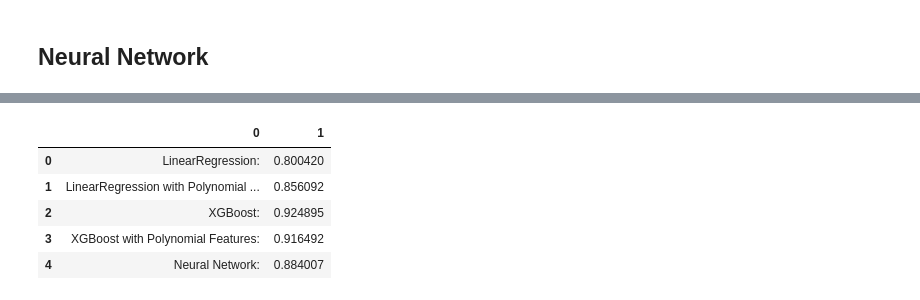
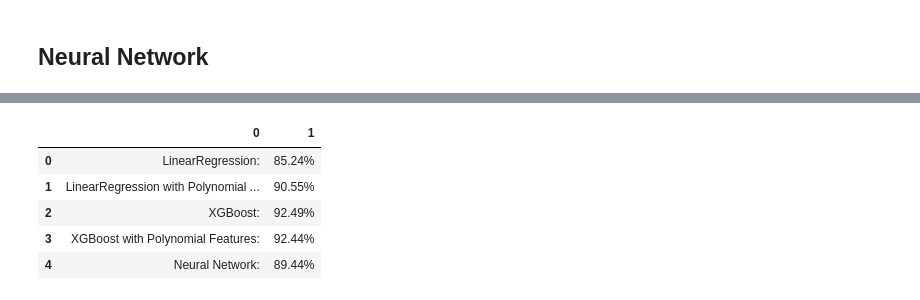
Before and after one commit to russpenska/spaceapps-exoplanets, a Jupyter notebook: src/exploring_koi.ipynb, the cells around one changed output, grey strips where cells are left out. Saved outputs shown, nothing was run; the diff lists cells and outputs as text; code cells hidden in the pictures.

```diff
--- a/src/exploring_koi.ipynb
+++ b/src/exploring_koi.ipynb
@@ -133,11 +133,15 @@ Feature Engineering
 # TODO make this a separate column or at least remember I transformed it
 # NOTE - the model performed worse with this transformation
 
-
-X['koi_period'] = np.log1p(X['koi_period'])
-
+# most of our features are skewed, so we add a log transform column of each
+for column in X.columns:
+    X[column + '_log'] = np.log1p(X[column])
 
 scaler = StandardScaler()
+
+X_pre_scaling = X.copy()
+
+feature_names = X.columns
 X = scaler.fit_transform(X)
 # %%
 # split the data into training and test sets
@@ -198,16 +202,16 @@ from tensorflow import keras
 from tensorflow.keras import layers
 
 nn_model = keras.Sequential([
-    layers.Dense(32, activation='relu', input_shape=(X_train.shape[1],)),
-    layers.Dense(16, activation='relu'),
+    layers.Dense(250, activation='relu', input_shape=(X_train_poly.shape[1],)),
+    layers.Dense(128, activation='relu'),
+    layers.Dense(64, activation='relu'),
     layers.Dense(1, activation='sigmoid')
 ])
 
 nn_model.compile(optimizer=keras.optimizers.Adam(learning_rate=0.01), loss='binary_crossentropy', metrics=['accuracy'])
 
-nn_model.fit(X_train, y_train, epochs=100, validation_split=0.2)
-nn_loss, nn_accuracy = nn_model.evaluate(X_test, y_test)
-
+nn_model.fit(X_train_poly, y_train, epochs=100, validation_split=0.2)
+nn_loss, nn_accuracy = nn_model.evaluate(X_test_poly, y_test)
 print(f"TensorFlow Neural Network accuracy: {100 * nn_accuracy:.2f}%")
 # %% [output]
 Epoch 1/100
@@ -230,15 +235,18 @@ TensorFlow Neural Network accuracy: 88.71%
 # %%
+def display_percentage(x):
+    return f"{100 * x:.2f}%"
+
 pd.DataFrame([
-    ["LinearRegression:", lr_accuracy],
-    ["LinearRegression with Polynomial Features:", lr_wp_accuracy],
-    ["XGBoost:", xgb_accuracy],
-    ["XGBoost with Polynomial Features:", xgb_wp_accuracy],
-    ["Neural Network:", nn_accuracy]
+    ["LinearRegression:", display_percentage(lr_accuracy)],
+    ["LinearRegression with Polynomial Features:", display_percentage(lr_wp_accuracy)],
+    ["XGBoost:", display_percentage(xgb_accuracy)],
+    ["XGBoost with Polynomial Features:", display_percentage(xgb_wp_accuracy)],
+    ["Neural Network:", display_percentage(nn_accuracy)]
 ])
 # %% [output]
 |  | 0 | 1 |
-| 0 | LinearRegression: | 0.800420 |
-| 1 | LinearRegression with Polynomial ... | 0.856092 |
-| 2 | XGBoost: | 0.924895 |
-| 3 | XGBoost with Polynomial Features: | 0.916492 |
-| 4 | Neural Network: | 0.884007 |
+| 0 | LinearRegression: | 85.24% |
+| 1 | LinearRegression with Polynomial ... | 90.55% |
+| 2 | XGBoost: | 92.49% |
+| 3 | XGBoost with Polynomial Features: | 92.44% |
+| 4 | Neural Network: | 89.44% |
```
Also changed, not shown: parts of 10 cells of this notebook, 1 other file.
